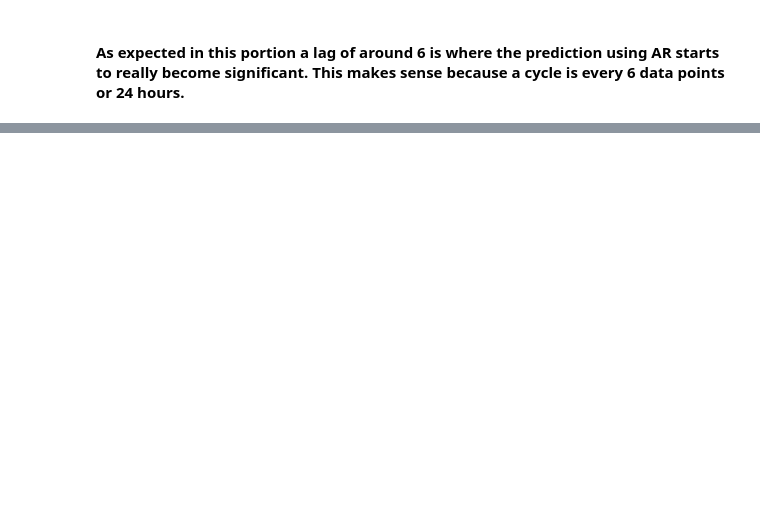
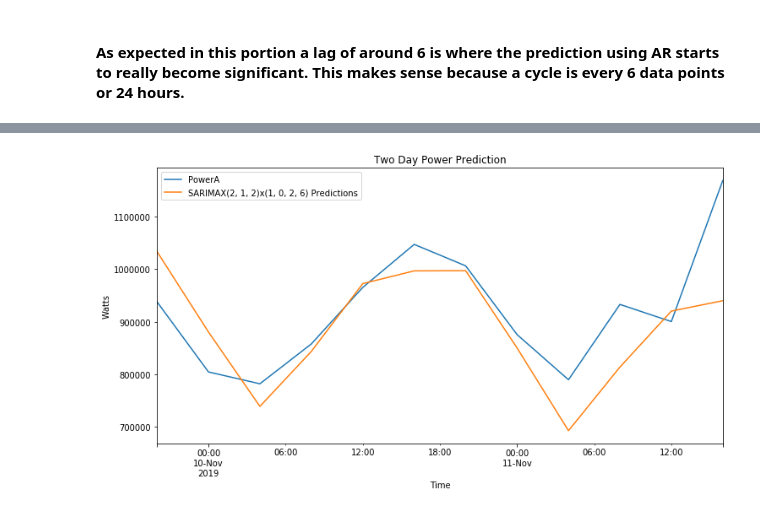
Before and after one commit to Landstein/Water-Treatment-Plant-Power-Predictions, a Jupyter notebook: Arima EDA .ipynb, the cells around one changed output, grey strips where cells are left out. Drawn from its saved outputs; the diff is of its cells as text; code cells hidden in the pictures; blank space fills up the shorter version.

Commit message:
first sarima model

```diff
--- a/Arima EDA .ipynb
+++ b/Arima EDA .ipynb
@@ -367,0 +461,7 @@ Skipping ARIMA and building a SARIMX model because of the seasonality
+# %%
+train_data = df_a.iloc[:529]
+test_data = df_a.iloc[529:]
+# %%
+model = SARIMAX(train_data['PowerA'],order=(2, 1, 2),seasonal_order=(1, 0, 2, 6))
+results = model.fit()
+results.summary()
@@ -367,0 +493,17 @@ Skipping ARIMA and building a SARIMX model because of the seasonality
+# %%
+start=len(train_data)
+end=len(train_data)+len(test_data)-1
+predictions = results.predict(start=start, end=end, dynamic=False, typ='levels').rename('SARIMAX(2, 1, 2)x(1, 0, 2, 6) Predictions')
+# %%
+# Plot predictions against known values
+
+title = 'Two Day Power Prediction'
+ylabel='Watts'
+xlabel='Time'
+
+ax = test_data['PowerA'].plot(legend=True,figsize=(12,6),title=title)
+predictions.plot(legend=True)
+ax.autoscale(axis='x',tight=True)
+ax.set(xlabel=xlabel, ylabel=ylabel);
+# %% [output]
+[figure, added]
```
Also changed, not shown: parts of 22 cells of this notebook.
